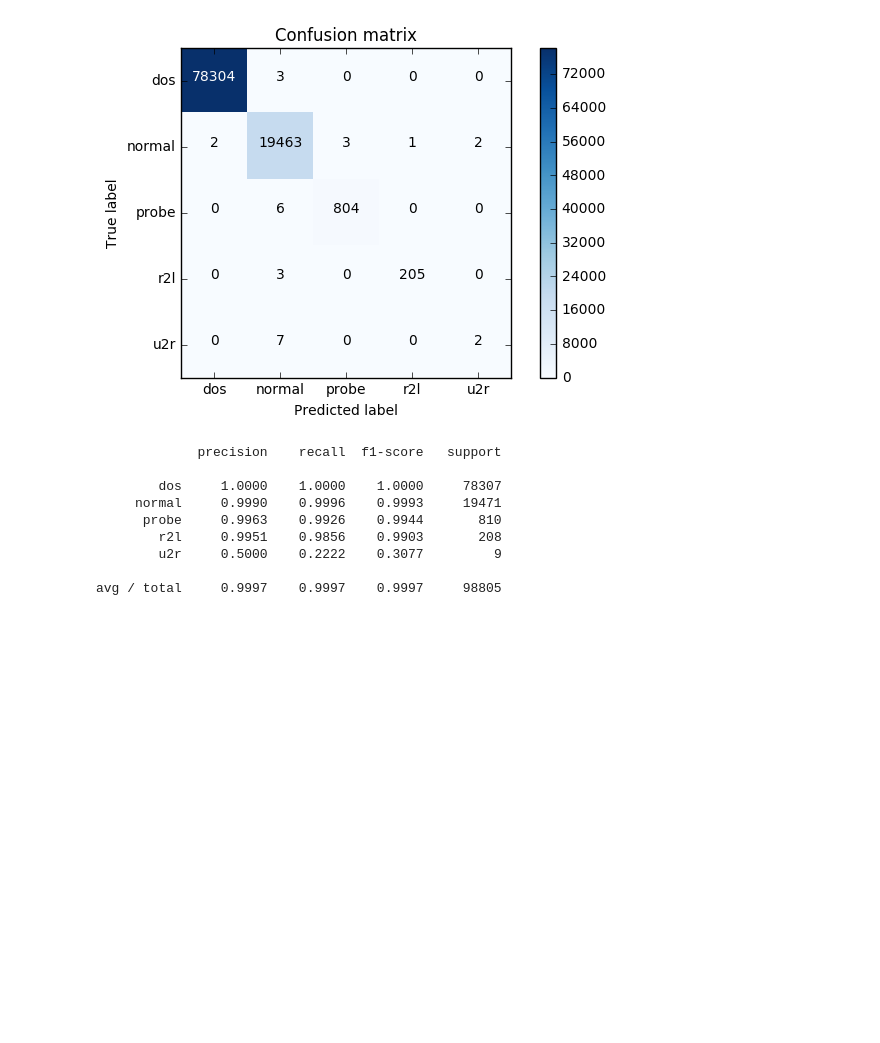
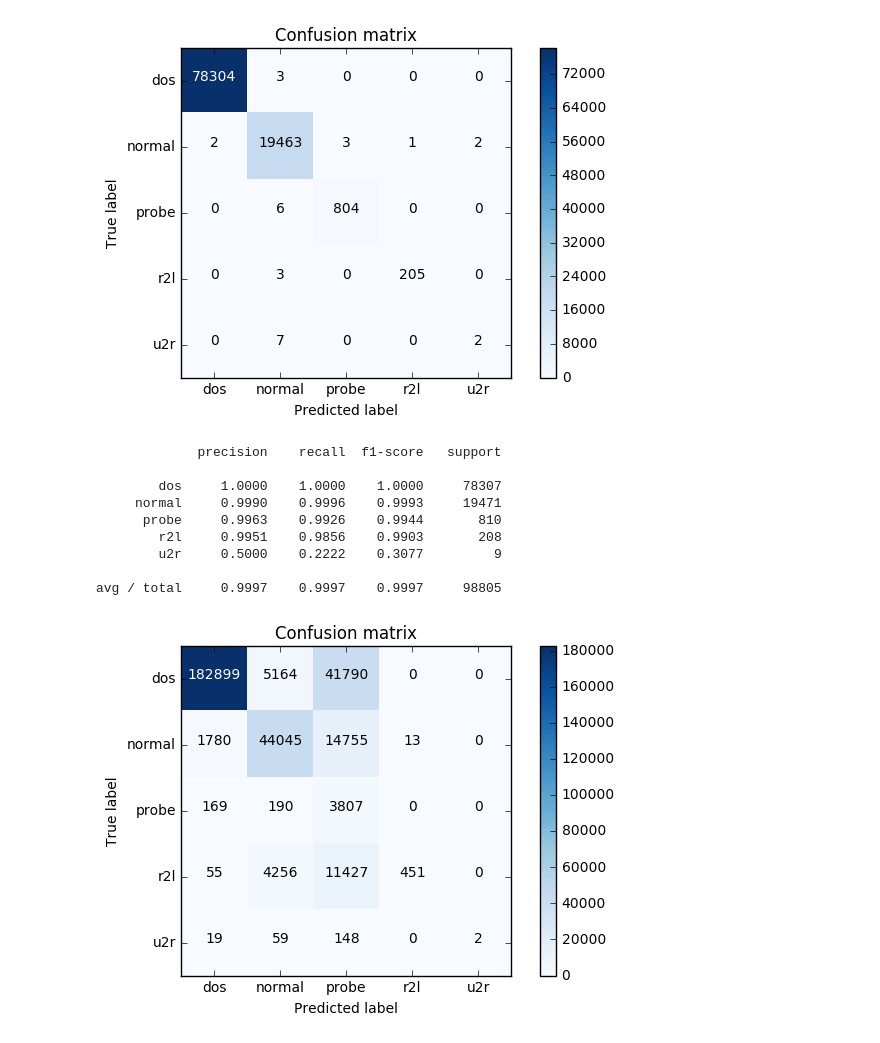
Before and after one commit to JasonCh17/Intrusion_Detection_20171220, a Jupyter notebook: 1.去全0.ipynb, the cells around one changed output. Saved outputs shown, nothing was run; the diff lists cells and outputs as text; code cells hidden in the pictures; blank space fills up the shorter version.

```diff
--- a/1.去全0.ipynb
+++ b/1.去全0.ipynb
@@ -287,3 +287,88 @@ avg / total     0.9997    0.9997    0.9997     98805
 # print("probe:%.5f" %precision_score(y_test,preditions,labels='probe',average='micro'))
 # print("r2l:%.5f" %precision_score(y_test,preditions,labels='r2l',average='micro'))
 # print("u2r:%.5f" %precision_score(y_test,preditions,labels='u2r',average='micro'))
+# %%
+# 读取测试数据
+
+import pandas as pd #数据分析
+import numpy as np #科学计算
+from pandas import Series,DataFrame
+col_names = ["duration","protocol_type","service","flag","src_bytes",
+    "dst_bytes","land","wrong_fragment","urgent","hot","num_failed_logins",
+    "logged_in","num_compromised","root_shell","su_attempted","num_root",
+    "num_file_creations","num_shells","num_access_files","num_outbound_cmds",
+    "is_host_login","is_guest_login","count","srv_count","serror_rate",
+    "srv_serror_rate","rerror_rate","srv_rerror_rate","same_srv_rate",
+    "diff_srv_rate","srv_diff_host_rate","dst_host_count","dst_host_srv_count",
+    "dst_host_same_srv_rate","dst_host_diff_srv_rate","dst_host_same_src_port_rate",
+    "dst_host_srv_diff_host_rate","dst_host_serror_rate","dst_host_srv_serror_rate",
+    "dst_host_rerror_rate","dst_host_srv_rerror_rate","label"]
+data_test_1= pd.read_csv("E:\Pycharm\Intrusion_Detection\corrected.csv",  header=None,names = col_names)
+# data.head()
+# #one-hot
+# dummies_protocol = pd.get_dummies(data_test_1["protocol_type"], prefix='protocol')
+# data_test_2 = pd.concat([data_test_1, dummies_protocol], axis=1)
+#建立X,y
+feature=["duration","src_bytes",
+    "dst_bytes","land","wrong_fragment","urgent","hot","num_failed_logins",
+    "logged_in","num_compromised","root_shell","su_attempted","num_root",
+    "num_file_creations","num_shells","num_access_files",
+    "is_guest_login","count","srv_count","serror_rate",
+    "srv_serror_rate","rerror_rate","srv_rerror_rate","same_srv_rate",
+    "diff_srv_rate","srv_diff_host_rate","dst_host_count","dst_host_srv_count",
+    "dst_host_same_srv_rate","dst_host_diff_srv_rate","dst_host_same_src_port_rate",
+    "dst_host_srv_diff_host_rate","dst_host_serror_rate","dst_host_srv_serror_rate",
+    "dst_host_rerror_rate","dst_host_srv_rerror_rate"]
+X_test_1=data_test_1[feature]
+y_test_1=data_test_1['label'].copy()   #一维
+##y的处理
+u2r=["buffer_overflow.","loadmodule.","perl.","rootkit.","httptunnel.","ps.","sqlattack.","xterm."]
+r2l=["ftp_write.","imap.","guess_passwd.","phf.","spy.","multihop.","warezmaster.","warezclient.","named.","sendmail."
+    ,"snmpgetattack.","snmpguess.","worm.","xlock.","xsnoop."]
+dos=["back.","land.","pod.","neptune.","smurf.","teardrop.","apache2.","mailbomb.","processtable.","udpstorm."]
+probe=["satan.","portsweep.","ipsweep.","nmap.","mscan.","saint."]
+for i in u2r:
+    y_test_1[y_test_1==i]="u2r"
+for i in r2l:
+    y_test_1[y_test_1==i]="r2l"
+for i in dos:
+    y_test_1[y_test_1==i]="dos"
+for i in probe:
+    y_test_1[y_test_1==i]="probe"
+y_test_1[y_test_1=="normal."]="normal"
+# #标准化
+X_test=scaler.fit_transform(X_test_1,scaler)  #X是ndarray
+#验证测试集
+pred_test=clf_1.predict(X_test)
+def plot_confusion_matrix(cm, classes,
+                          title='Confusion matrix',
+                          cmap=plt.cm.Blues):
+    """
+    This function prints and plots the confusion matrix.
+    """
+    plt.imshow(cm, interpolation='nearest', cmap=cmap)
+    plt.title(title)
+    plt.colorbar()
+    tick_marks = np.arange(len(classes))
+    plt.xticks(tick_marks, classes, rotation=0)
+    plt.yticks(tick_marks, classes)
+
+    thresh = cm.max() / 2.
+    for i, j in itertools.product(range(cm.shape[0]), range(cm.shape[1])):
+        plt.text(j, i, cm[i, j],
+                 horizontalalignment="center",
+                 color="white" if cm[i, j] > thresh else "black")
+
+    plt.tight_layout()
+    plt.ylabel('True label')
+    plt.xlabel('Predicted label')
+#混淆矩阵
+import itertools
+from sklearn.metrics import confusion_matrix
+cnf_matrix=confusion_matrix(y_test_1,pred_test)
+class_names=['dos','normal','probe','r2l','u2r']
+plt.figure()
+plot_confusion_matrix(cnf_matrix,classes=class_names,title='Confusion matrix')
+plt.show()
+# %% [output]
+[figure, added]
```
Also changed, not shown: parts of 1 cell of this notebook, 6 other files.
